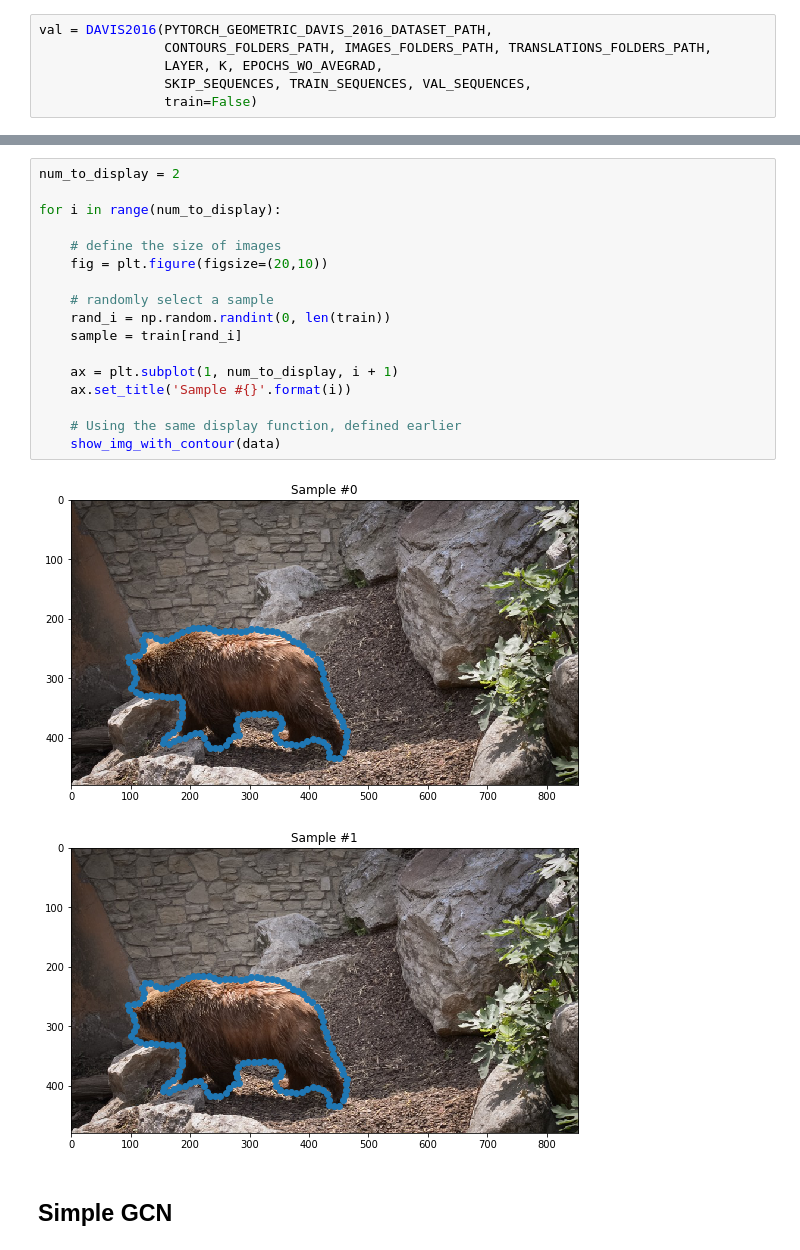
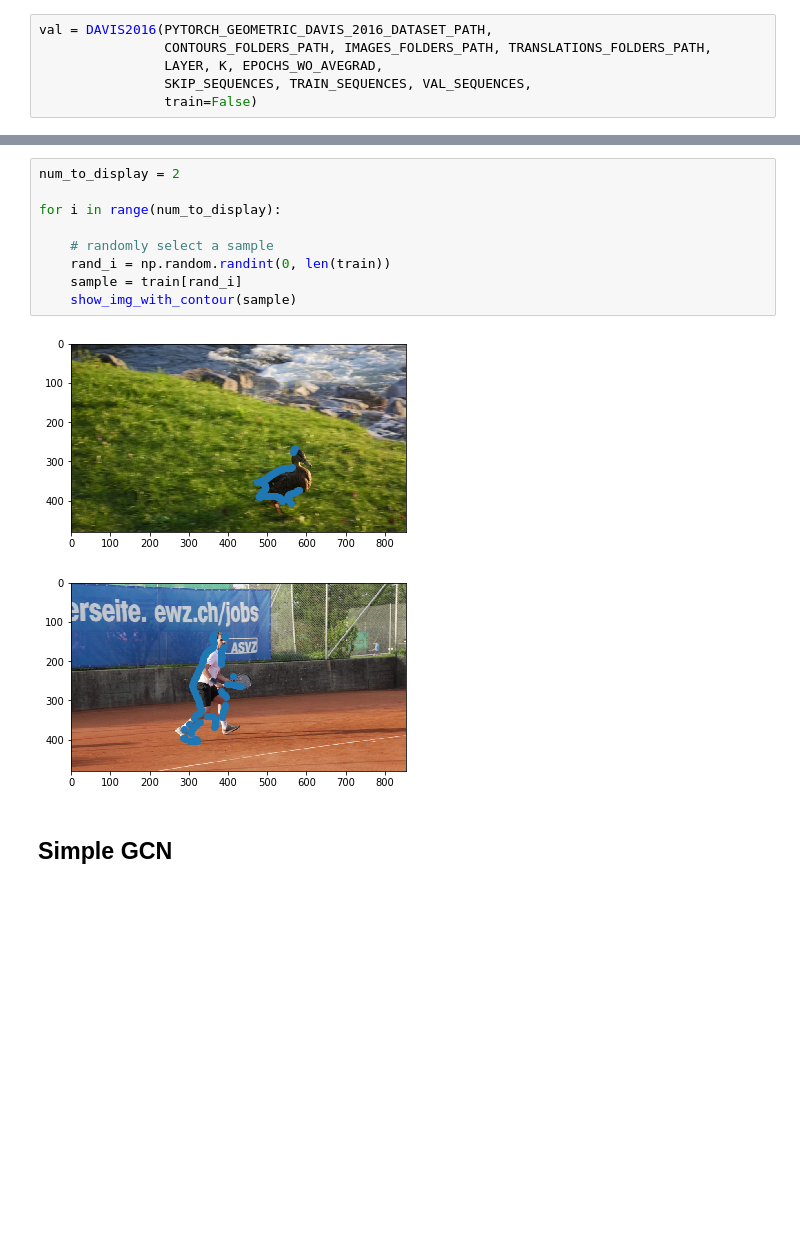
Before and after one commit to chris-clem/in2364-adl4cv, a Jupyter notebook: gcn_davis_2016.ipynb, the cells around one changed output, grey strips where cells are left out. Drawn from its saved outputs; the diff is of its cells as text; blank space fills up the shorter version.

Commit message:
Visualize predictions works

```diff
--- a/gcn_davis_2016.ipynb
+++ b/gcn_davis_2016.ipynb
@@ -89,23 +91,15 @@ Val size: 1077
 # %%
 num_to_display = 2
 
 for i in range(num_to_display):
 
-    # define the size of images
-    fig = plt.figure(figsize=(20,10))
-
     # randomly select a sample
     rand_i = np.random.randint(0, len(train))
     sample = train[rand_i]
-
-    ax = plt.subplot(1, num_to_display, i + 1)
-    ax.set_title('Sample #{}'.format(i))
-
-    # Using the same display function, defined earlier
-    show_img_with_contour(data)
+    show_img_with_contour(sample)
 # %% [output]
-[figure, old version]
+[figure, new version]
-[figure, old version]
+[figure, new version]
 # %% [markdown]
 ## Simple GCN
 # %%
```
Also changed, not shown: parts of 6 cells of this notebook, 1 other file.
